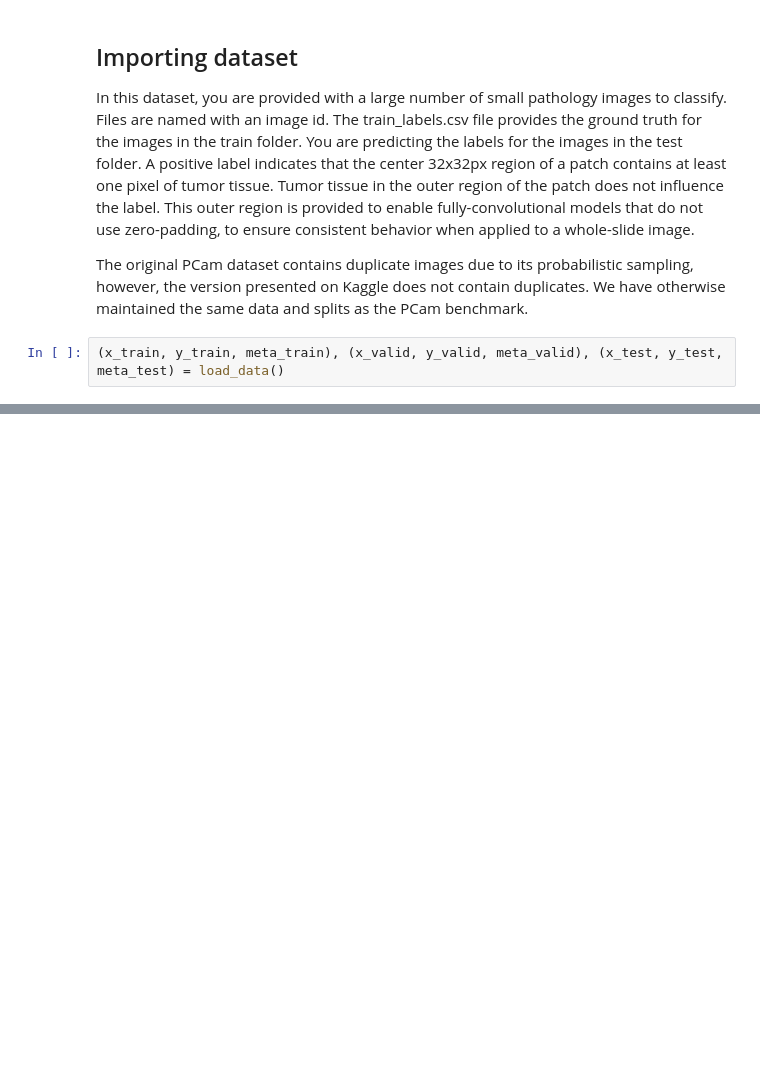
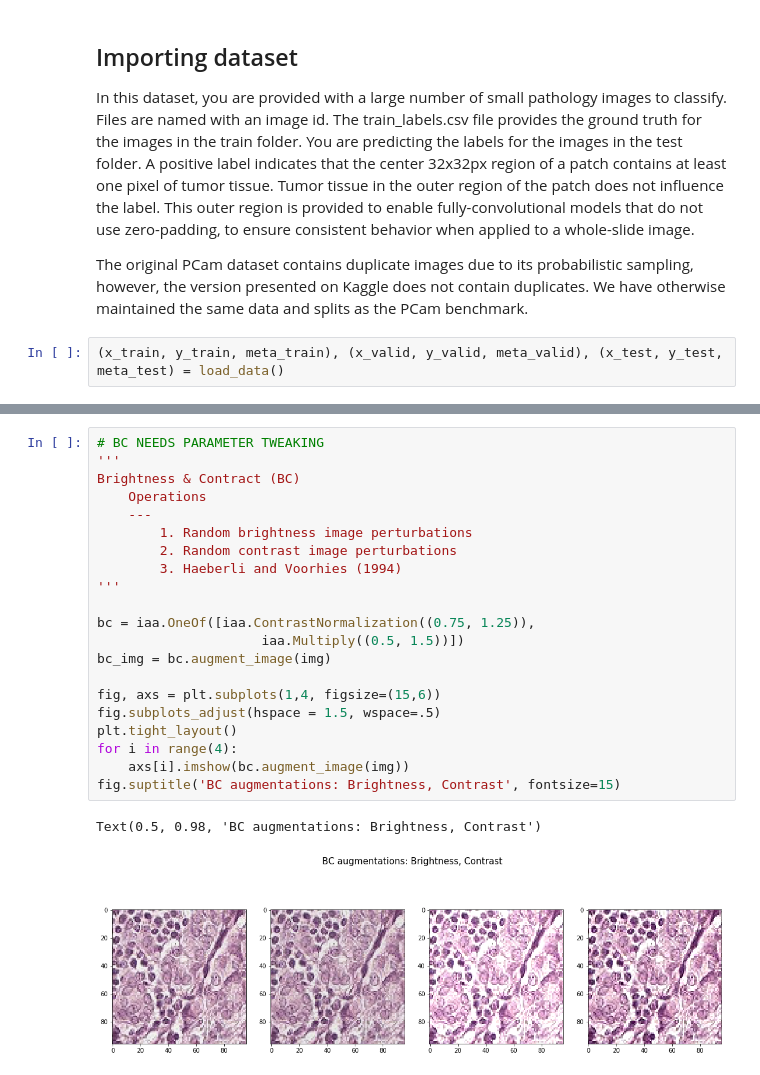
Before and after one commit to stephandooper/ismi, a Jupyter notebook: Project/augment_test.ipynb, the cells around one changed output, grey strips where cells are left out. Cells and saved outputs as stored; diff of their text form; blank space fills up the shorter version.

```diff
--- a/Project/augment_test.ipynb
+++ b/Project/augment_test.ipynb
@@ -148,0 +121,24 @@ plt.imshow(img)
+# %%
+# BC NEEDS PARAMETER TWEAKING
+'''
+Brightness & Contract (BC)
+    Operations
+    ---
+        1. Random brightness image perturbations
+        2. Random contrast image perturbations
+        3. Haeberli and Voorhies (1994)
+'''
+
+bc = iaa.OneOf([iaa.ContrastNormalization((0.75, 1.25)),
+                     iaa.Multiply((0.5, 1.5))])
+bc_img = bc.augment_image(img)
+
+fig, axs = plt.subplots(1,4, figsize=(15,6))
+fig.subplots_adjust(hspace = 1.5, wspace=.5)
+plt.tight_layout()
+for i in range(4):
+    axs[i].imshow(bc.augment_image(img))
+fig.suptitle('BC augmentations: Brightness, Contrast', fontsize=15)
+# %% [output]
+Text(0.5, 0.98, 'BC augmentations: Brightness, Contrast')
+[figure, added]
```
Also changed, not shown: parts of 7 cells of this notebook.
